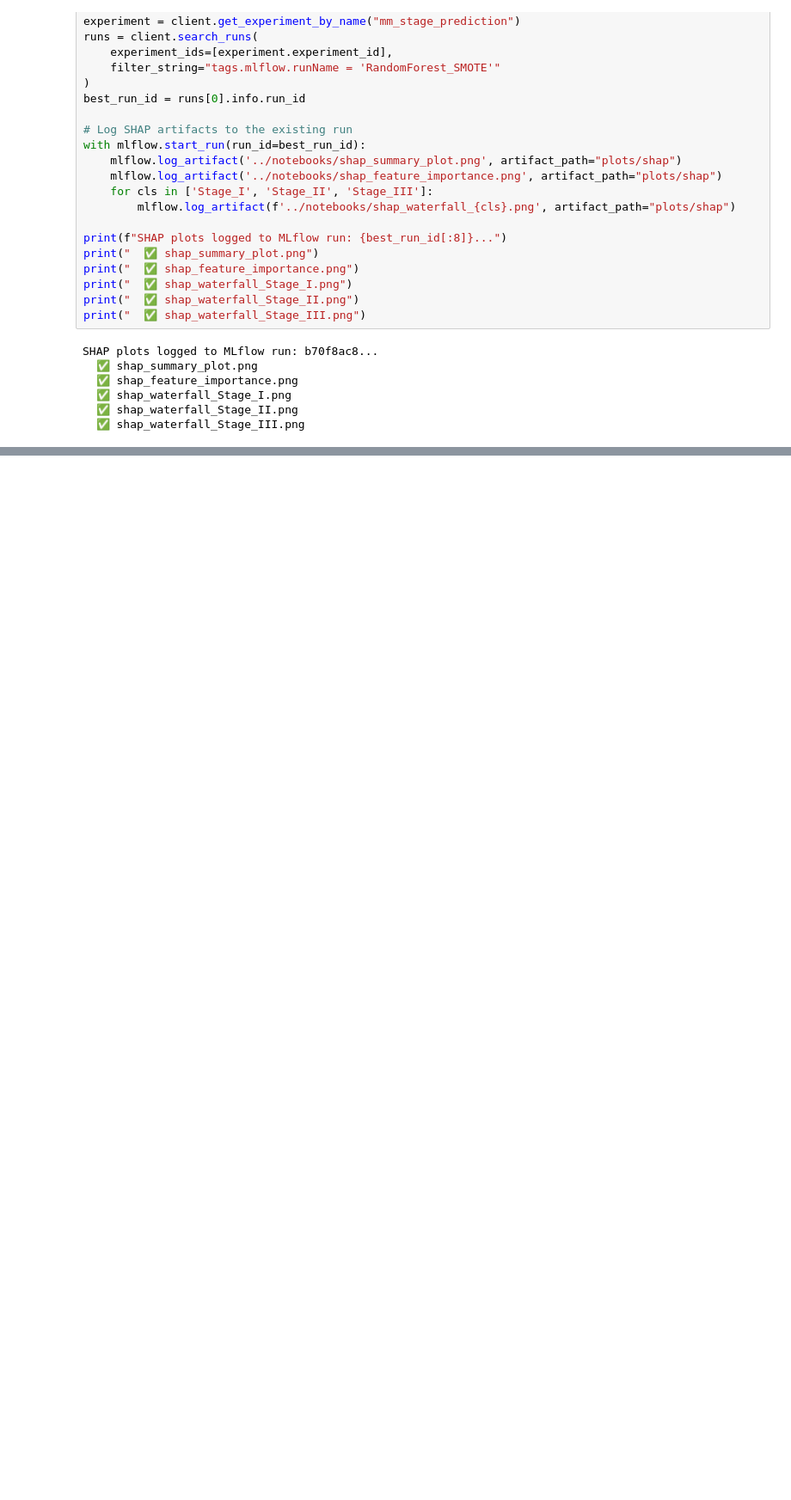
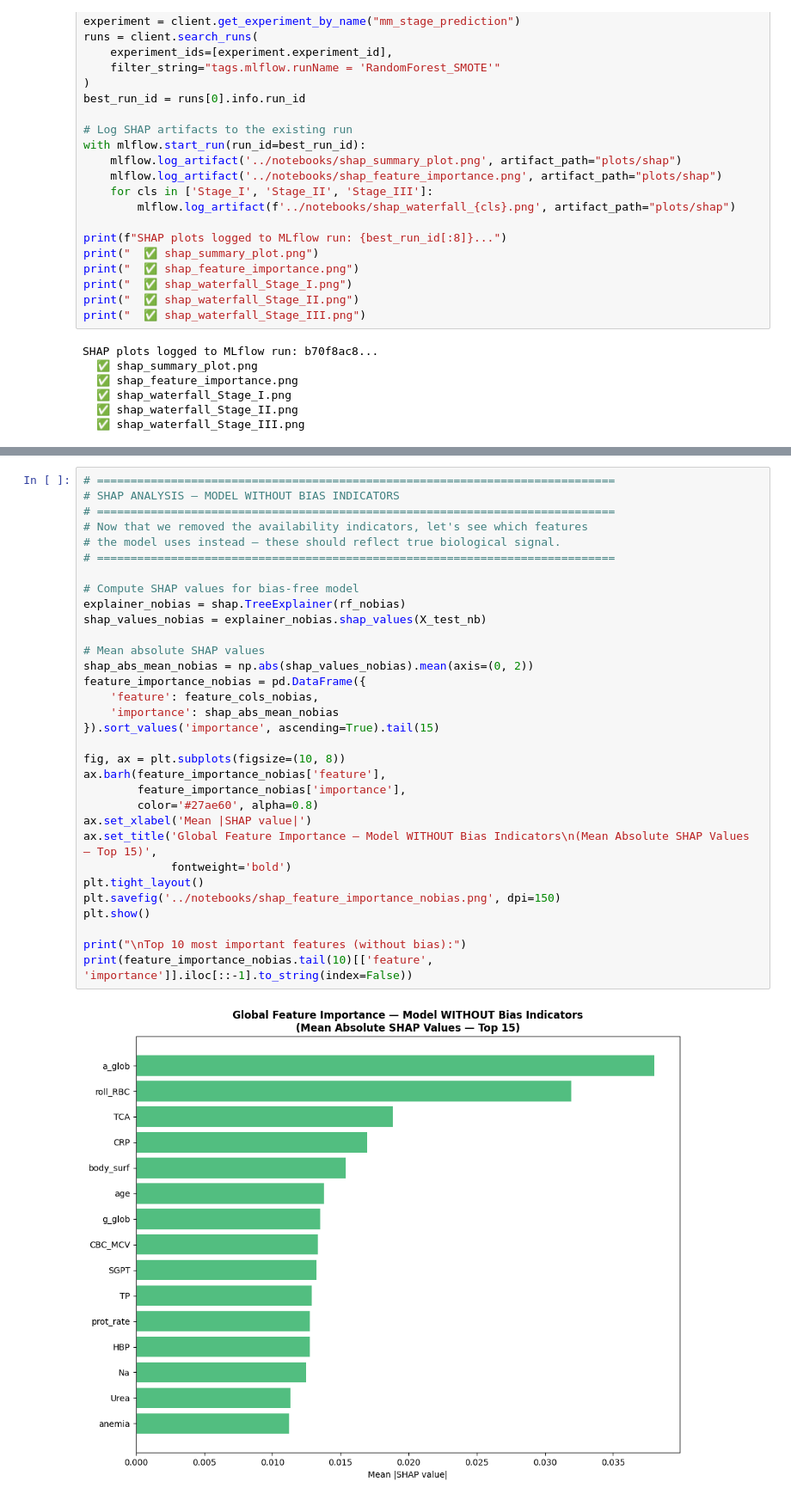
Before and after one commit to miguelm71/myeloma-explainability, a Jupyter notebook: notebooks/03_explainability.ipynb, the cells around one changed output, grey strips where cells are left out. Shown at 86% size. Drawn from its saved outputs; the diff is of its cells as text; blank space fills up the shorter version.

```diff
--- a/notebooks/03_explainability.ipynb
+++ b/notebooks/03_explainability.ipynb
@@ -308,0 +369,34 @@ SHAP plots logged to MLflow run: b70f8ac8...
+# %%
+# =============================================================================
+# SHAP ANALYSIS — MODEL WITHOUT BIAS INDICATORS
+# =============================================================================
+# Now that we removed the availability indicators, let's see which features
+# the model uses instead — these should reflect true biological signal.
+# =============================================================================
+
+# Compute SHAP values for bias-free model
+explainer_nobias = shap.TreeExplainer(rf_nobias)
+shap_values_nobias = explainer_nobias.shap_values(X_test_nb)
+
+# Mean absolute SHAP values
+shap_abs_mean_nobias = np.abs(shap_values_nobias).mean(axis=(0, 2))
+feature_importance_nobias = pd.DataFrame({
+    'feature': feature_cols_nobias,
+    'importance': shap_abs_mean_nobias
+}).sort_values('importance', ascending=True).tail(15)
+
+fig, ax = plt.subplots(figsize=(10, 8))
+ax.barh(feature_importance_nobias['feature'],
+        feature_importance_nobias['importance'],
+        color='#27ae60', alpha=0.8)
+ax.set_xlabel('Mean |SHAP value|')
+ax.set_title('Global Feature Importance — Model WITHOUT Bias Indicators\n(Mean Absolute SHAP Values — Top 15)',
+             fontweight='bold')
+plt.tight_layout()
+plt.savefig('../notebooks/shap_feature_importance_nobias.png', dpi=150)
+plt.show()
+
+print("\nTop 10 most important features (without bias):")
+print(feature_importance_nobias.tail(10)[['feature', 'importance']].iloc[::-1].to_string(index=False))
+# %% [output]
+[figure, added]
```
Also changed, not shown: parts of 5 cells of this notebook, 7 other files.
